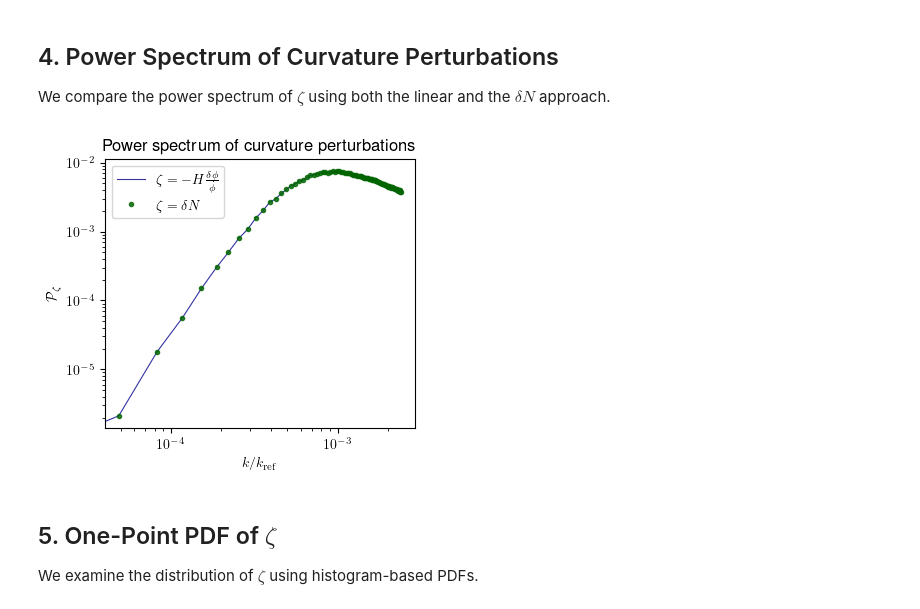
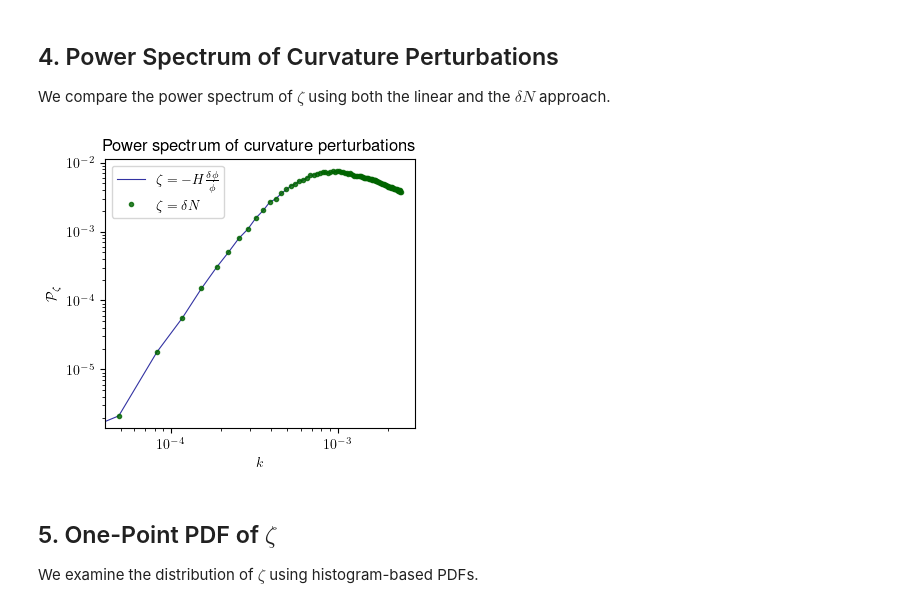
Before and after one commit to caravangelo/inflation-easy, a Jupyter notebook: notebooks/plot.ipynb, the cells around one changed output. Cells and saved outputs as stored; diff of their text form; code cells hidden in the pictures.

```diff
--- a/notebooks/plot.ipynb
+++ b/notebooks/plot.ipynb
@@ -68,29 +70,30 @@ We compare the power spectrum of $\zeta$ using both the linear and the $\delta N
 # %%
 # Extract spectra over time
 spectrum_list = [s[i:i+len(k_list), 2] for i in range(0, len(s[:, 0]), len(k_list))]
 spectrumN_list = [sN[i:i+len(k_list), 2] for i in range(0, len(sN[:, 0]), len(k_list))]
 
 # Plot final power spectra of zeta
 cutoff_i = len(k_list) - 10
 lowcutoff_i = 0
 
 plt.figure(figsize=(4, 3.5))
 plt.loglog(k_list[lowcutoff_i:cutoff_i],
            spectrum_list[-1][lowcutoff_i:cutoff_i] * k_list[lowcutoff_i:cutoff_i]**3 / (2 * np.pi**2) *
            (fv[-1, 2] / sf[-1, 2])**(-2),
            alpha=0.8, lw=0.8, color='darkblue', label=r'$\zeta=-H\frac{\delta\phi}{\dot\phi}$')
 
 plt.loglog(k_list[lowcutoff_i:cutoff_i],
            spectrumN_list[-1][lowcutoff_i:cutoff_i] * k_list[lowcutoff_i:cutoff_i]**3 / (2 * np.pi**2),
            '.', alpha=0.8, lw=2, color='darkgreen', label=r'$\zeta=\delta N$')
 
 plt.ylabel(r'$\mathcal P_{\zeta}$')
-plt.xlabel(r'$k/k_{\rm ref}$')
+plt.xlabel(r'$k$')
 plt.legend()
 plt.title("Power spectrum of curvature perturbations")
+#plt.savefig('../plots/spectrum.pdf', dpi=300, bbox_inches='tight')
 plt.show()
 # %% [output]
-[figure, old version]
+[figure, new version]
 # %% [markdown]
 ## 5. One-Point PDF of $\zeta$
 We examine the distribution of $\zeta$ using histogram-based PDFs.
```
Also changed, not shown: parts of 6 cells of this notebook.
